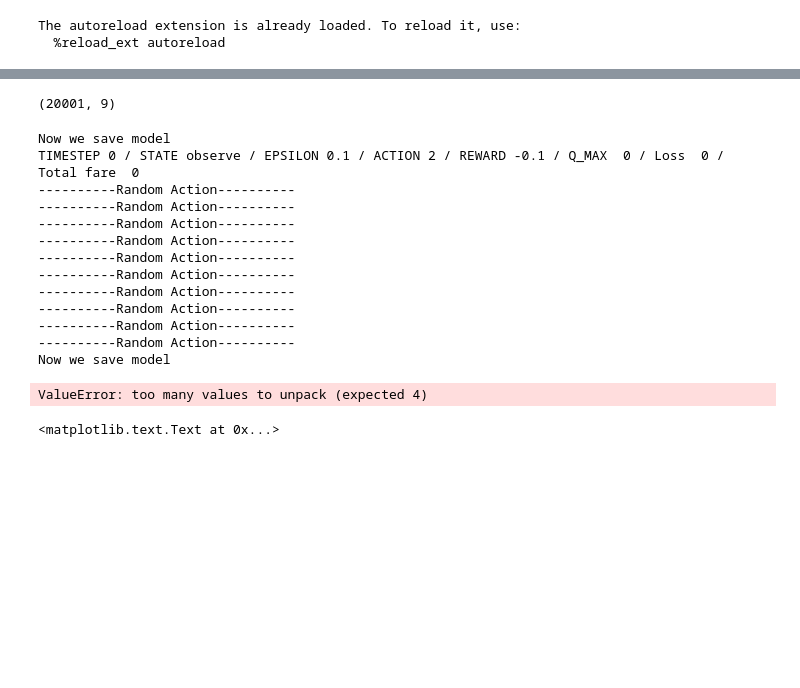
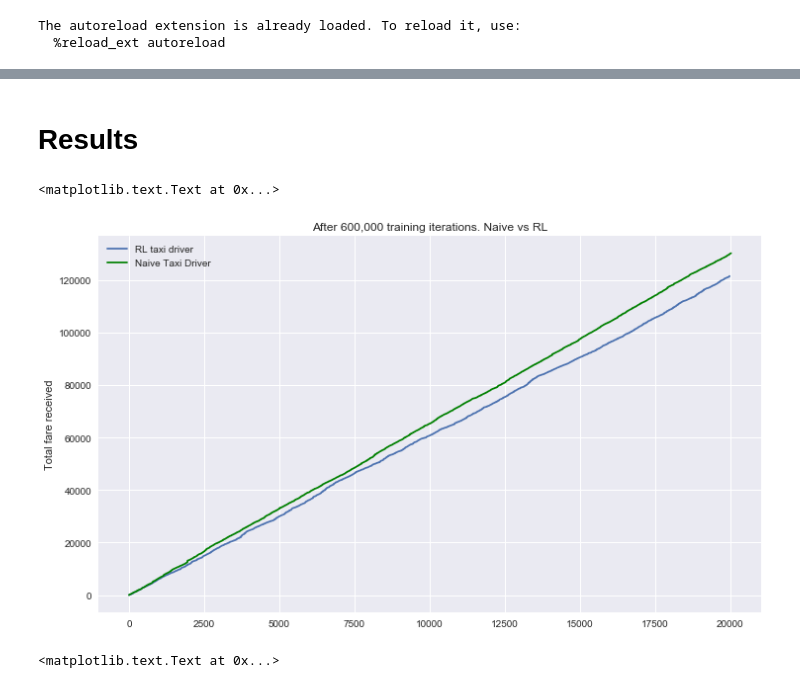
Before and after one commit to jonhilgart22/UNH-projects, a Jupyter notebook: deep_learning/notebooks/Jonathan_Hilgart-1.1-Taxi_cab_EDA.ipynb, the cells around one changed output, grey strips where cells are left out. Cells and saved outputs as stored; diff of their text form; code cells hidden in the pictures; blank space fills up the shorter version.

Commit message:
graphs of 600k training iterations

```diff
--- a/deep_learning/notebooks/Jonathan_Hilgart-1.1-Taxi_cab_EDA.ipynb
+++ b/deep_learning/notebooks/Jonathan_Hilgart-1.1-Taxi_cab_EDA.ipynb
@@ -356,4 +393,4 @@ The autoreload extension is already loaded. To reload it, use:
   %reload_ext autoreload
 # %%
 train_rl_taxi = RLNYCTaxiCab(list_of_unique_geohashes,list_of_time_index,list_of_geohash_index,
-                            list_of_inverse_heohash_index, final_data_structure, return_metrics=False)
+                            list_of_inverse_heohash_index, final_data_structure, return_metrics=True)
@@ -362,3 +397,6 @@ arg = {'mode':'Test'}
+# %%
+arg = {'mode':'Run'} # for the million parameter
 # %%
-x_data, y_data = train_rl_taxi.trainNetworkNeuralNetworkTaxicab(arg, training_length=20000, return_training_data = True)
+loss_list, total_fare_received_over_time,list_of_geohashes_visited, naive_fare_over_time, days_driven =\
+    train_rl_taxi.trainNetworkNeuralNetworkTaxicab(arg, training_length=2000, return_training_data = False)
 # %% [output]
@@ -398,23 +419,0 @@ y_test = np.load('training_y.npy')
-# %%
-y_test.shape
-# %% [output]
-(20001, 9)
-# %%
-loss_list, total_fare_received_over_time, \
-        list_of_geohashes_visited, naive_fare_over_time = train_rl_taxi.trainNetworkNeuralNetworkTaxicab(arg,
-                                                                                                training_length=100)
-# %% [output]
-Now we save model
-TIMESTEP 0 / STATE observe / EPSILON 0.1 / ACTION 2 / REWARD -0.1 / Q_MAX  0 / Loss  0 / Total fare  0
-----------Random Action----------
-----------Random Action----------
-----------Random Action----------
-----------Random Action----------
-----------Random Action----------
-----------Random Action----------
-----------Random Action----------
-----------Random Action----------
-----------Random Action----------
-----------Random Action----------
-Now we save model
-ValueError: too many values to unpack (expected 4)
@@ -421,3 +429,15 @@ ValueError: too many values to unpack (expected 4)
+# %% [markdown]
+# Results
+# %%
+plt.figure(figsize = (12,7))
+plt.plot(total_fare_received_over_time, label = 'RL taxi driver')
+plt.plot(naive_fare_over_time, color='green',label='Naive Taxi Driver')
+plt.legend()
+plt.title('After 600,000 training iterations. Naive vs RL')
+plt.ylabel('Total fare received')
+# %% [output]
+<matplotlib.text.Text at 0x...>
+[figure, added]
 # %%
 plt.figure(figsize=(12,7))
 plt.plot(total_fare_received_over_time, label = 'RL taxi driver')
```
Also changed, not shown: parts of 14 cells of this notebook, 6 other files.
